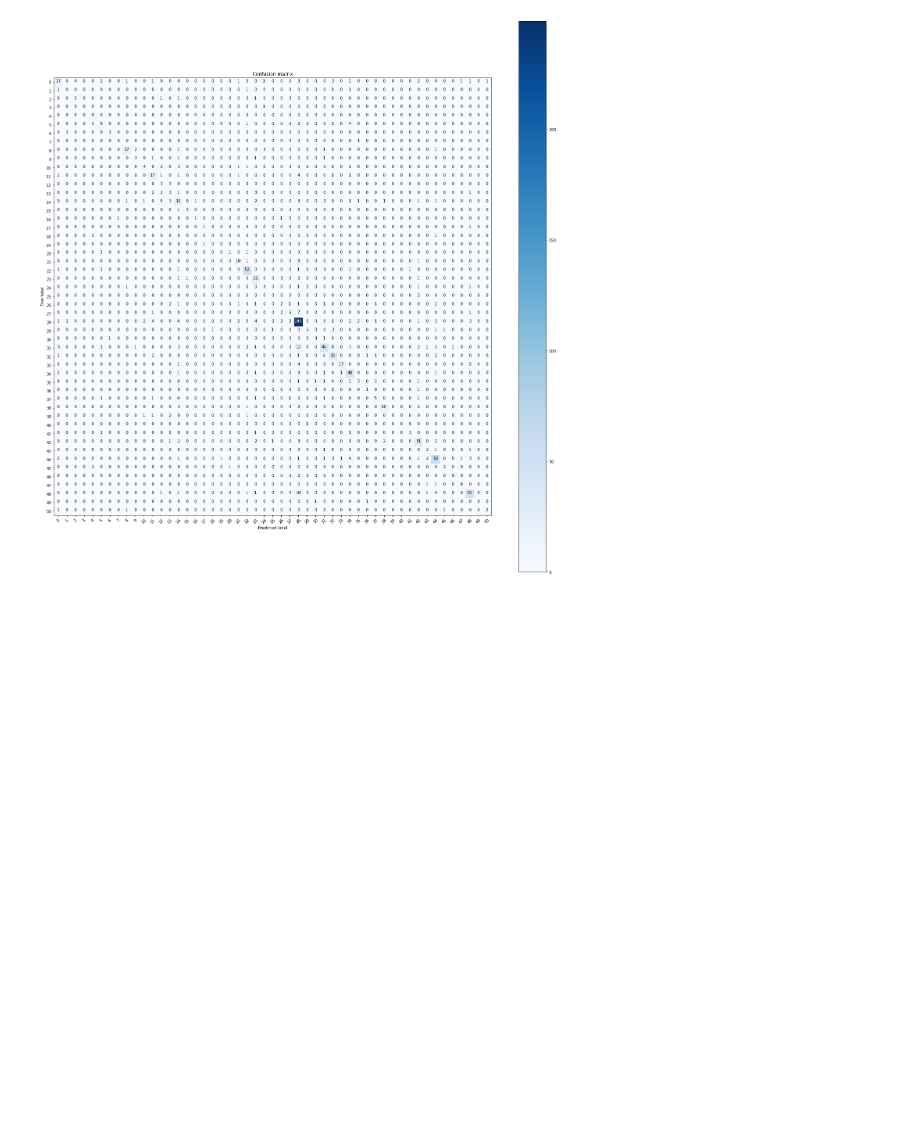
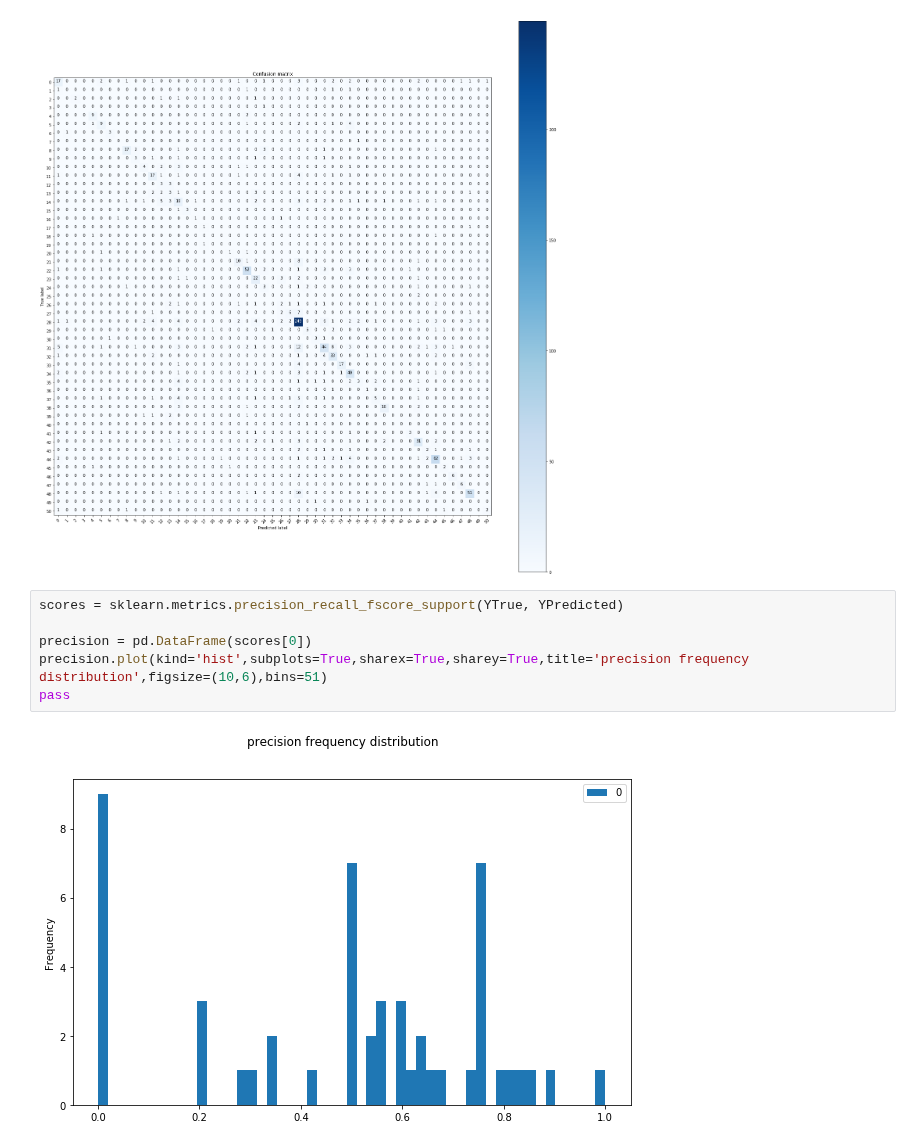
Before and after one commit to jhuu32/CES, a Jupyter notebook: notebooks/deep_learning/deep_learning_LSTM_with_fasttext_embedding.ipynb, the cells around one changed output. Drawn from its saved outputs; the diff is of its cells as text; blank space fills up the shorter version.

```diff
--- a/notebooks/deep_learning/deep_learning_LSTM_with_fasttext_embedding.ipynb
+++ b/notebooks/deep_learning/deep_learning_LSTM_with_fasttext_embedding.ipynb
@@ -257,3 +257,11 @@ plt.show()
  [ 0  0  0 ...  0  0  0]
  [ 1  0  0 ...  0  0  2]]
 [figure]
+# %%
+scores = sklearn.metrics.precision_recall_fscore_support(YTrue, YPredicted)
+
+precision = pd.DataFrame(scores[0])
+precision.plot(kind='hist',subplots=True,sharex=True,sharey=True,title='precision frequency distribution',figsize=(10,6),bins=51)
+pass
+# %% [output]
+[figure, added]
```
Also changed, not shown: parts of 1 cell of this notebook, 3 other files.
